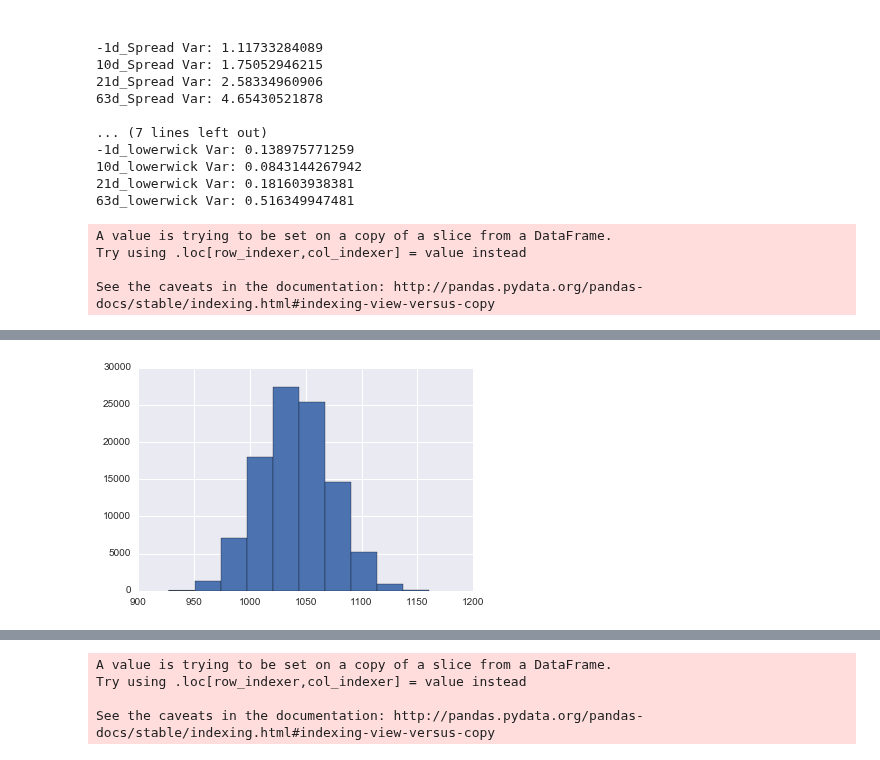
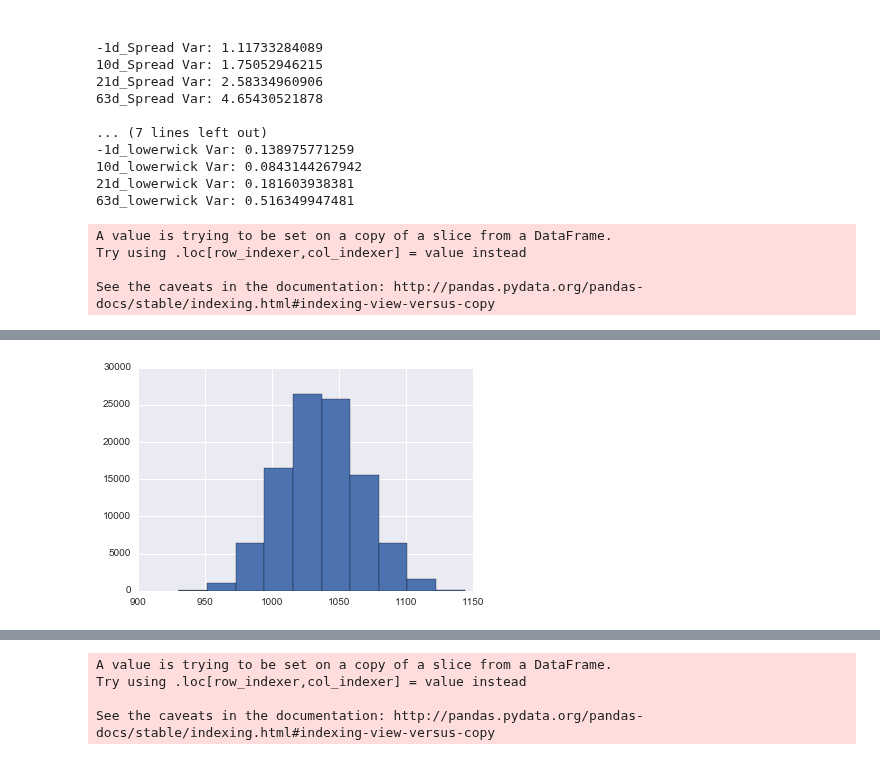
Before and after one commit to savourylie/Stock-Price-Forecaster, a Jupyter notebook: TradingBot/TradingBot.ipynb, the cells around one changed output, grey strips where cells are left out. Cells and saved outputs as stored; diff of their text form; code cells hidden in the pictures.

```diff
--- a/TradingBot/TradingBot.ipynb
+++ b/TradingBot/TradingBot.ipynb
@@ -1044,7 +1044,7 @@ class MonkeyBot:
 monkey = MonkeyBot(data_full.ix[datetime(2016, 7, 1):, :])
 
 start_time = time.time()
-iters = 1000
+iters = 100000
 
 monkey.simulate(iters)
 plt.hist(monkey.pv_history_list)
@@ -1085,4 +1085,4 @@ Monkey: 100000 times simulation took 12206.8616519 seconds
-[figure, old version]
+[figure, new version]
 # %%
 plt.hist(monkey.pv_history_list, bins=50)
 # %% [output]
```
Also changed, not shown: parts of 3 cells of this notebook, 2 other files.
